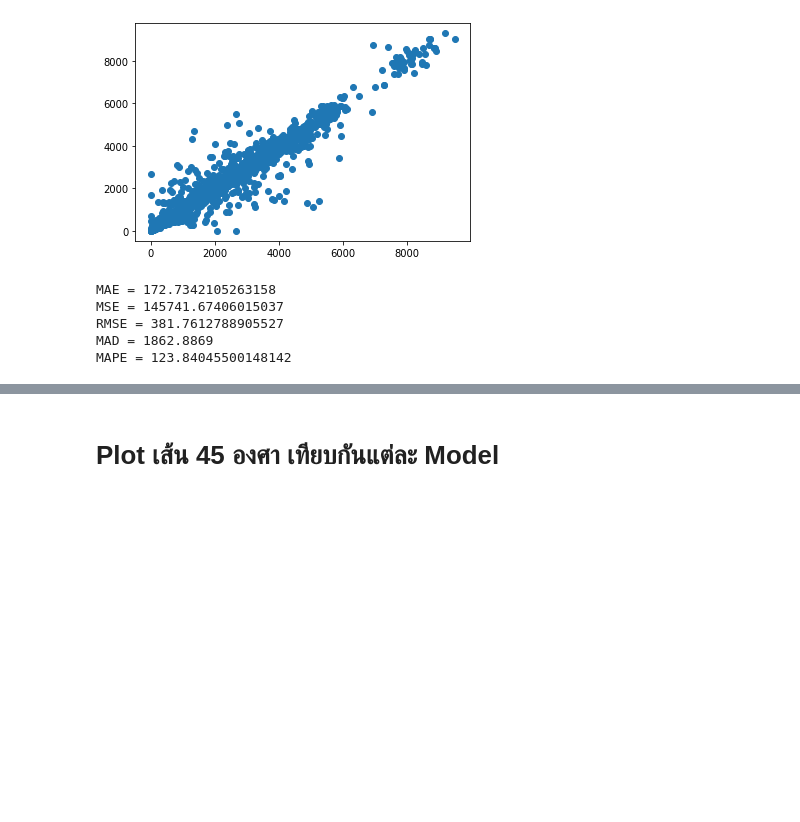
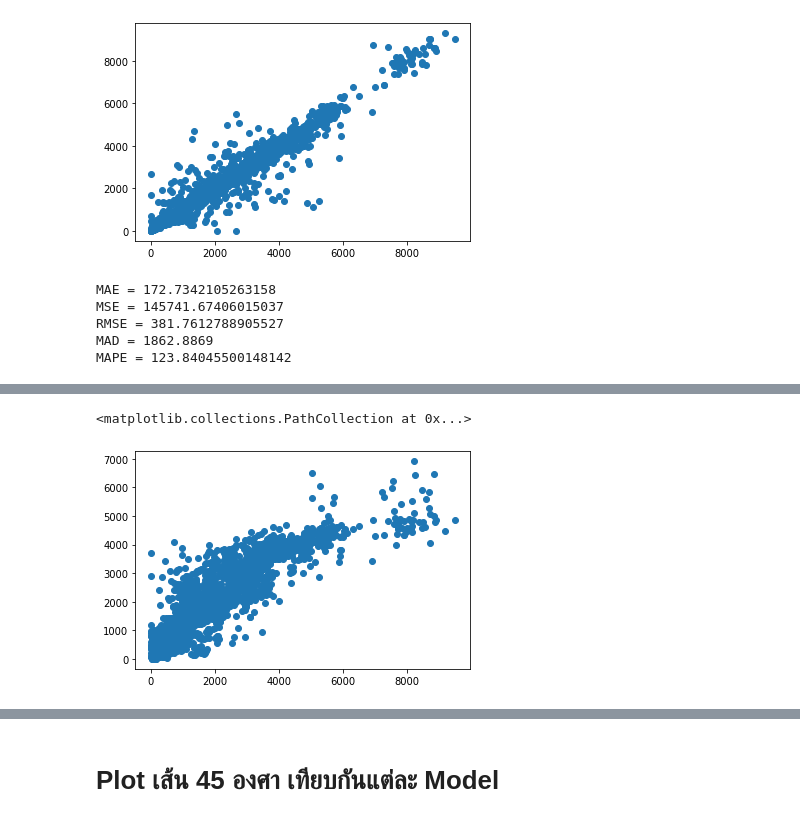
Before and after one commit to Kzis/DL, a Jupyter notebook: Inbound_Model.ipynb, the cells around one changed output, grey strips where cells are left out. Cells and saved outputs as stored; diff of their text form; code cells hidden in the pictures; blank space fills up the shorter version.

```diff
--- a/Inbound_Model.ipynb
+++ b/Inbound_Model.ipynb
@@ -206,0 +286,6 @@ MAPE = 123.84045500148142
+# %%
+slp_params = {'random_state':1,
+          'hidden_layer_sizes':(10,),
+          'max_iter':1000}
+slp = MLPRegressor(**slp_params)
+slp.fit(X_train,y_train)
@@ -206,0 +301,7 @@ MAPE = 123.84045500148142
+# %%
+y_pred_slp = slp.predict(X_test)
+# %%
+plt.scatter(y_test,y_pred_slp)
+# %% [output]
+<matplotlib.collections.PathCollection at 0x...>
+[figure, added]
```
Also changed, not shown: parts of 23 cells of this notebook.
